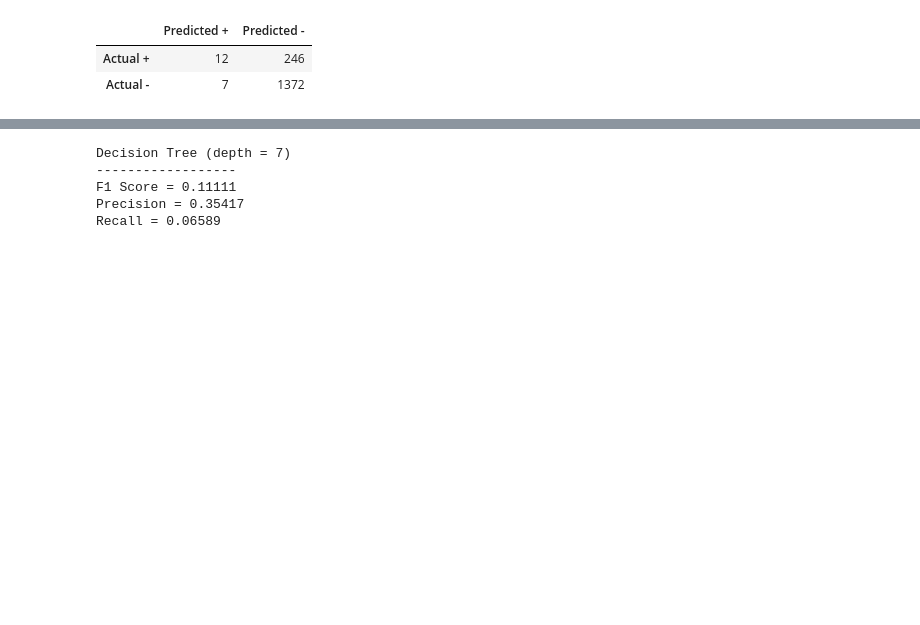
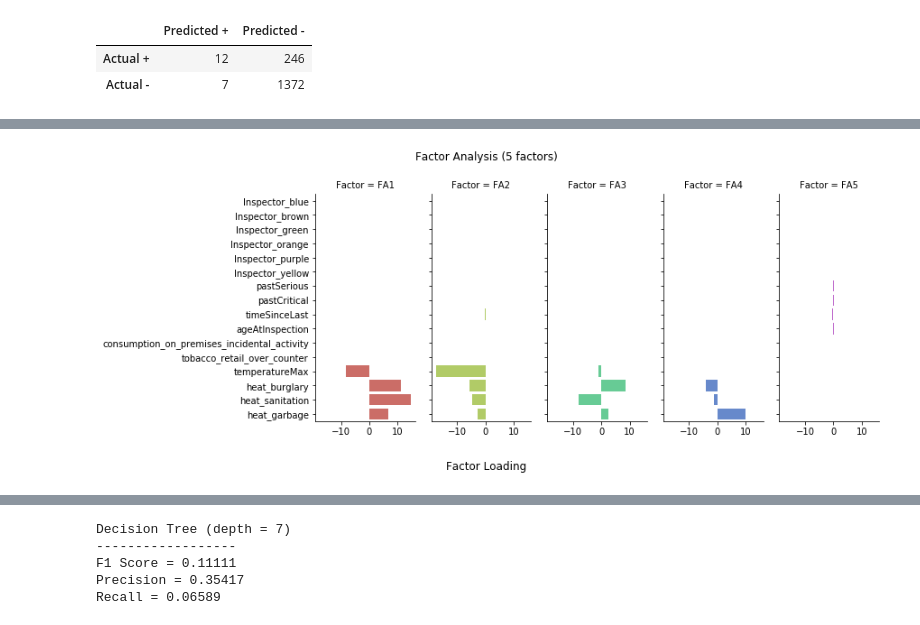
Before and after one commit to vingkan/foodinspectionforecasting, a Jupyter notebook: IIT/11_feature_selection.ipynb, the cells around one changed output, grey strips where cells are left out. Drawn from its saved outputs; the diff is of its cells as text; code cells hidden in the pictures; blank space fills up the shorter version.

```diff
--- a/IIT/11_feature_selection.ipynb
+++ b/IIT/11_feature_selection.ipynb
@@ -172,0 +143,22 @@ Recall = 0.04651
+# %%
+n_factors = 5
+fa = FactorAnalysis(n_components=n_factors, random_state=0)
+fa.fit(X_train)
+factor_names = ["FA{}".format(i + 1) for i in range(n_factors)]
+loading_vals = []
+for i, factor in enumerate(factor_names):
+    for j, pred in enumerate(PREDICTORS):
+        loading_vals.append((factor, pred, fa.components_[i][j]))
+fa_df = pd.DataFrame(loading_vals, columns=["Factor", "Feature", "Weight"])
+g = sns.FacetGrid(
+    fa_df, col="Factor", height=5, aspect=0.5,
+    hue="Factor", palette="hls"
+)
+g.map(sns.barplot, "Weight", "Feature", order=PREDICTORS)
+plt.subplots_adjust(top=0.85, bottom=0.15)
+g.set_axis_labels(x_var="", y_var="")
+g.fig.suptitle("Factor Analysis ({} factors)".format(n_factors))
+g.fig.text(0.5, 0, "Factor Loading", ha="center", fontsize=12)
+plt.show()
+# %% [output]
+[figure, added]
```
Also changed, not shown: parts of 61 cells of this notebook, 3 other files.
